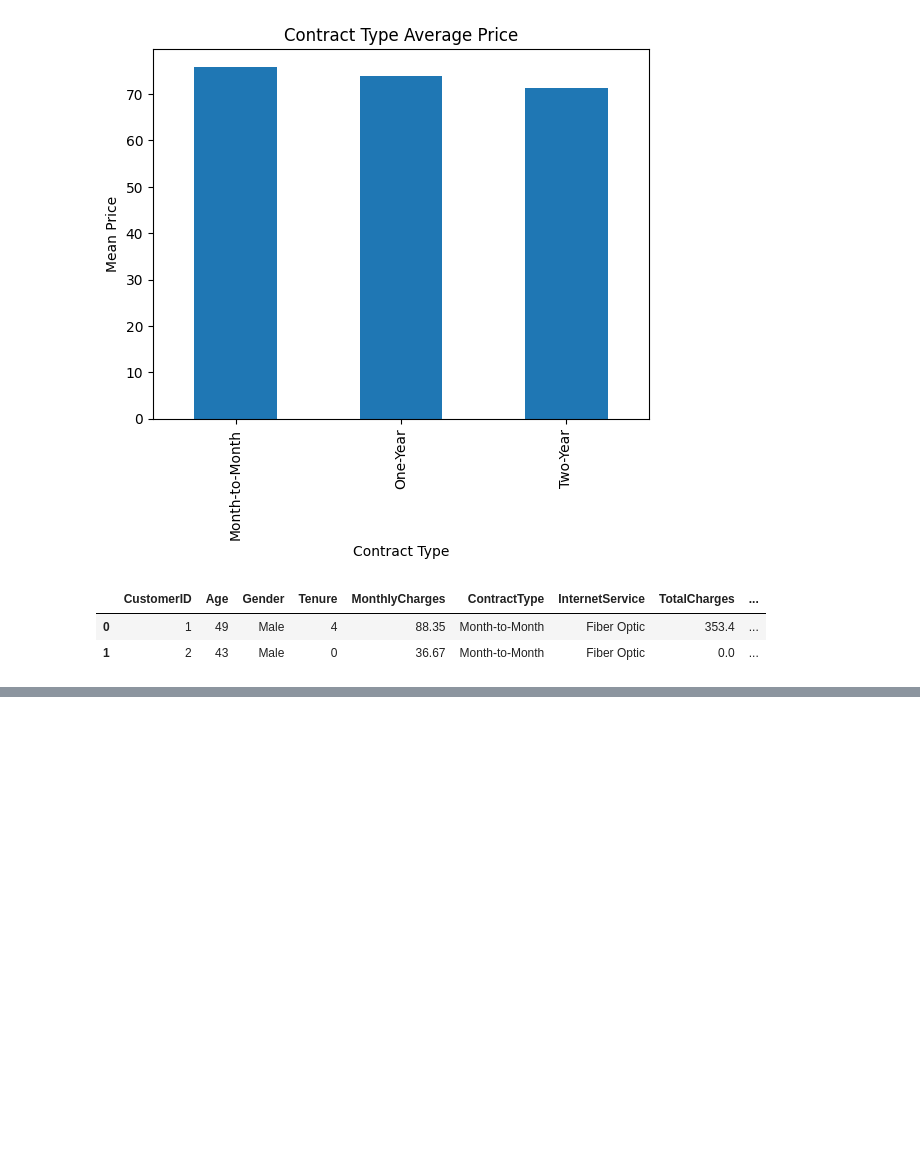
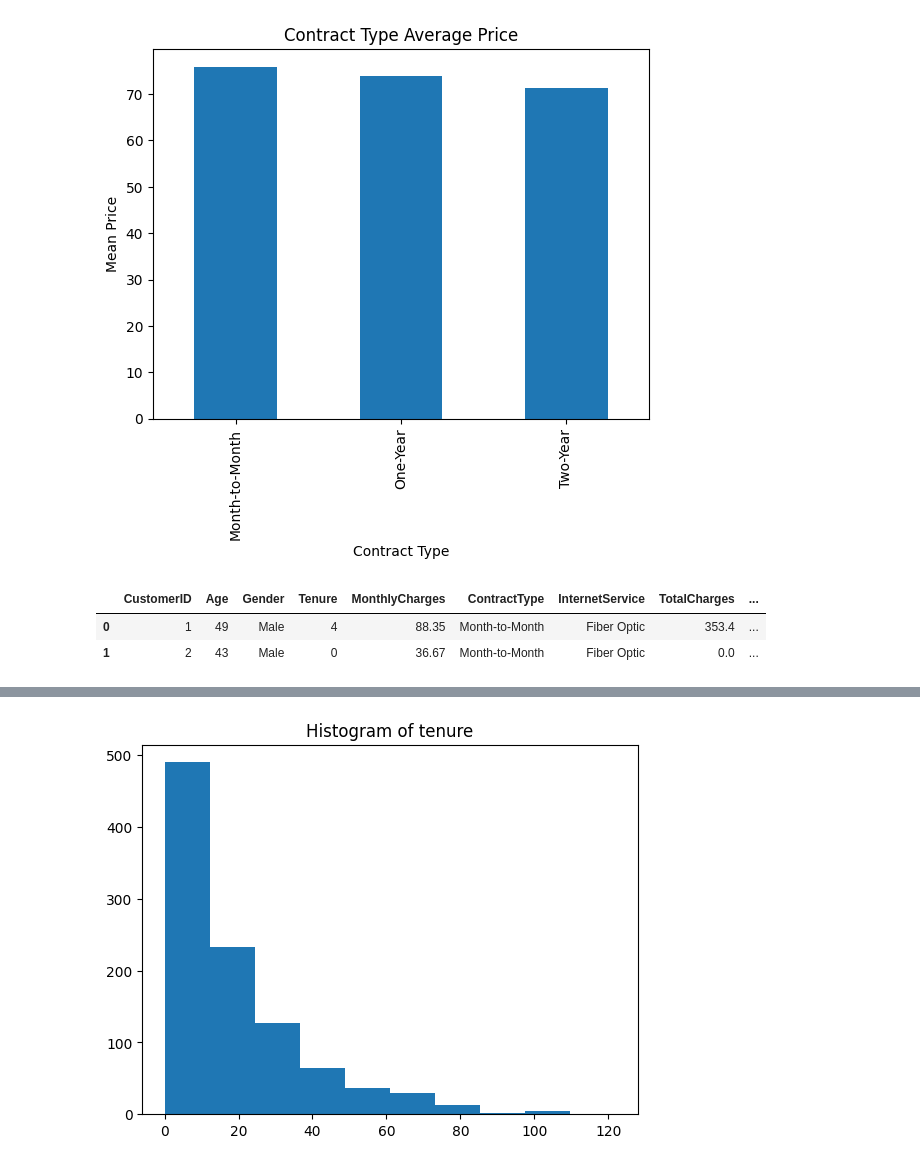
Before and after one commit to Mehtab23455/Customer-Churn-Prediciton, a Jupyter notebook: notebook.ipynb, the cells around one changed output, grey strips where cells are left out. Saved outputs shown, nothing was run; the diff lists cells and outputs as text; code cells hidden in the pictures; blank space fills up the shorter version.

```diff
--- a/notebook.ipynb
+++ b/notebook.ipynb
@@ -187,0 +190,6 @@ AttributeError: module 'matplotlib.pyplot' has no attribute 'histogram'
+# %%
+plt.hist(df["Tenure"])
+plt.title("Histogram of tenure")
+plt.show()
+# %% [output]
+[figure, added]
```
Also changed, not shown: parts of 63 cells of this notebook, 1 other file.
